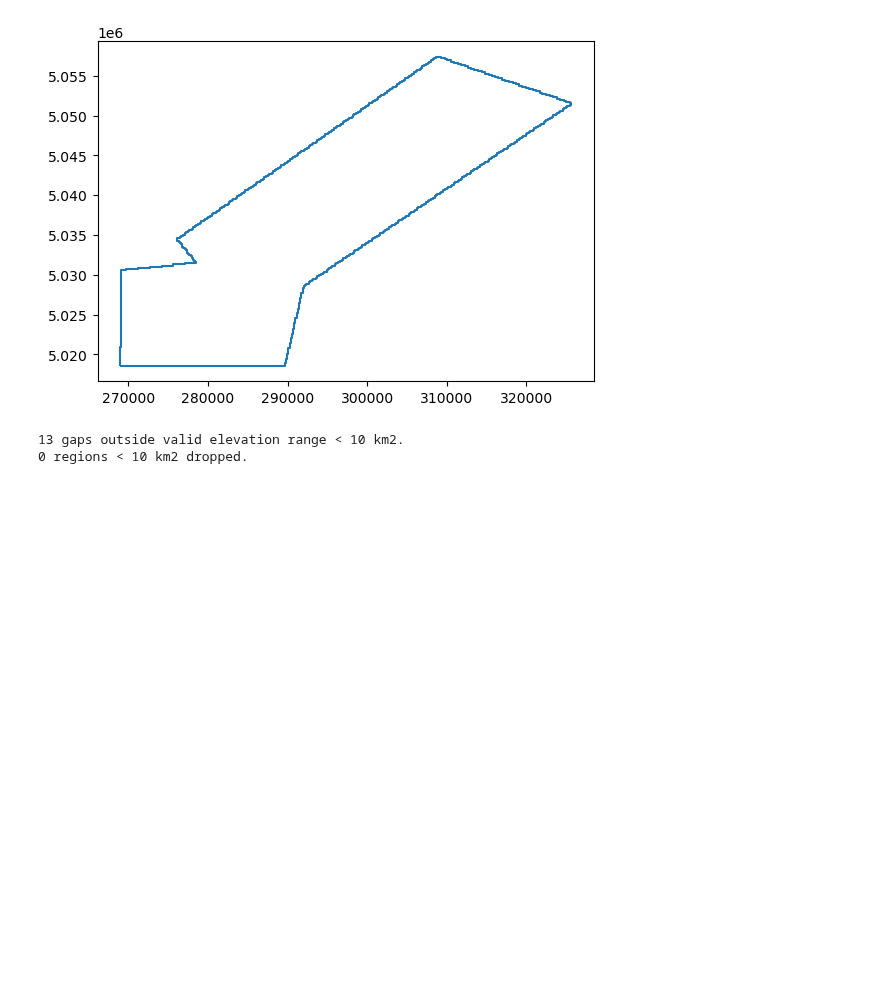
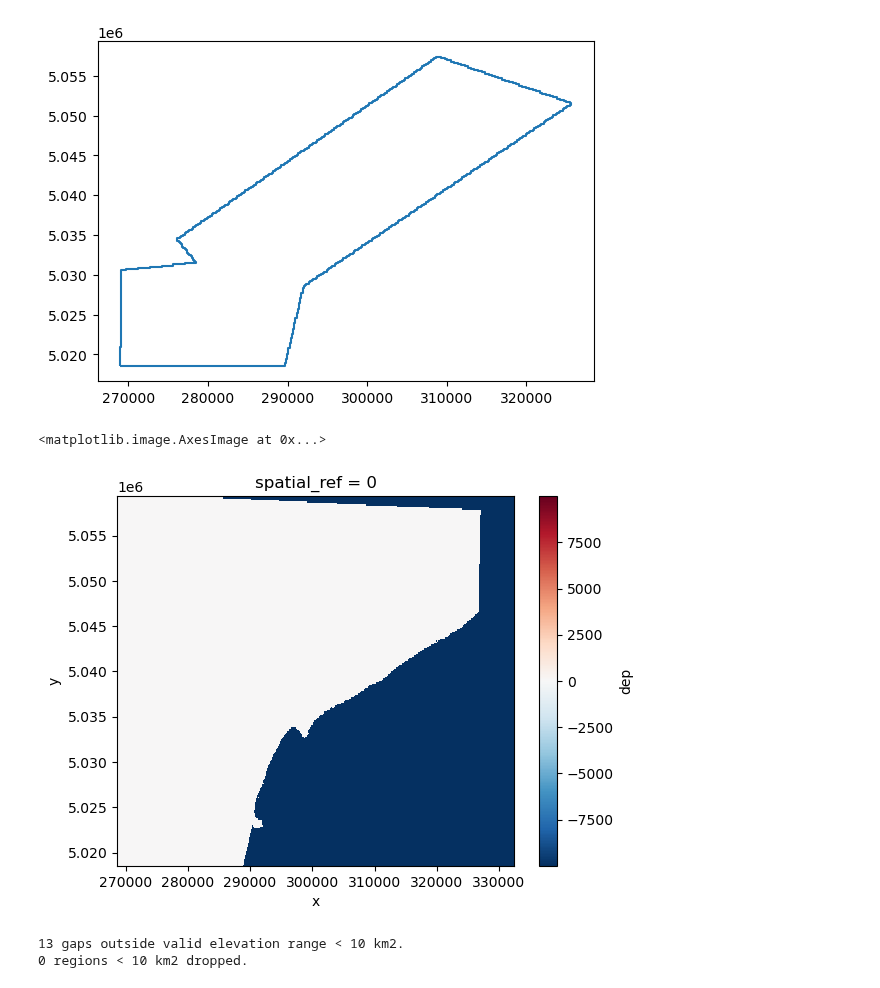
Before and after one commit to Deltares/hydromt_sfincs, a Jupyter notebook: examples/example_regulargrid_fromscratch.ipynb, the cells around one changed output. Cells and saved outputs as stored; diff of their text form; code cells hidden in the pictures; blank space fills up the shorter version.

```diff
--- a/examples/example_regulargrid_fromscratch.ipynb
+++ b/examples/example_regulargrid_fromscratch.ipynb
@@ -80,6 +80,11 @@ da_list = [da_dep1, da_dep2]
 # TODO rename create_topobathy?
 sf.create_dep(da_list=da_list)
 sf.config.update({"depfile": "sfincs.dep"})
+# %%
+sf.grid["dep"].plot.imshow()
+# %% [output]
+<matplotlib.image.AxesImage at 0x...>
+[figure, added]
 # %%
 # play around with include, drop_area and fill_area
 mask = sf.create_mask_active(
```
Also changed, not shown: 2 other files.
